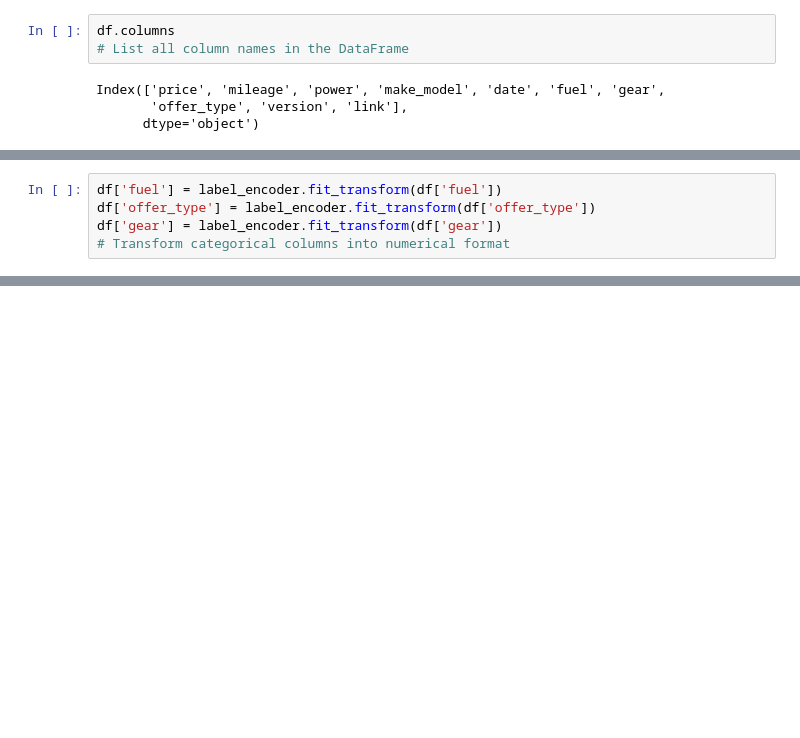
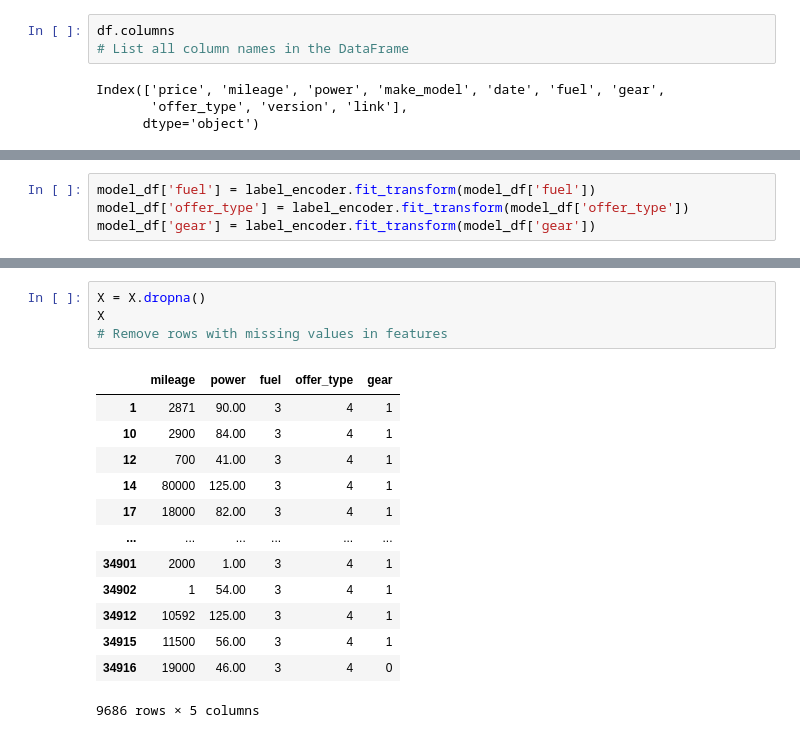
Before and after one commit to dilasha-ghimire/Motorbike-Price-Prediction, a Jupyter notebook: notebook.ipynb, the cells around one changed output, grey strips where cells are left out. Drawn from its saved outputs; the diff is of its cells as text; blank space fills up the shorter version.

```diff
--- a/notebook.ipynb
+++ b/notebook.ipynb
@@ -339,5 +345,4 @@ model_df
 # %%
-df['fuel'] = label_encoder.fit_transform(df['fuel'])
-df['offer_type'] = label_encoder.fit_transform(df['offer_type'])
-df['gear'] = label_encoder.fit_transform(df['gear'])
-# Transform categorical columns into numerical format
+model_df['fuel'] = label_encoder.fit_transform(model_df['fuel'])
+model_df['offer_type'] = label_encoder.fit_transform(model_df['offer_type'])
+model_df['gear'] = label_encoder.fit_transform(model_df['gear'])
@@ -361,0 +354,18 @@ model_df
+# %%
+X = X.dropna()
+X
+# Remove rows with missing values in features
+# %% [output]
+|  | mileage | power | fuel | offer_type | gear |
+| 1 | 2871 | 90.00 | 3 | 4 | 1 |
+| 10 | 2900 | 84.00 | 3 | 4 | 1 |
+| 12 | 700 | 41.00 | 3 | 4 | 1 |
+| 14 | 80000 | 125.00 | 3 | 4 | 1 |
+| 17 | 18000 | 82.00 | 3 | 4 | 1 |
+| ... | ... | ... | ... | ... | ... |
+| 34901 | 2000 | 1.00 | 3 | 4 | 1 |
+| 34902 | 1 | 54.00 | 3 | 4 | 1 |
+| 34912 | 10592 | 125.00 | 3 | 4 | 1 |
+| 34915 | 11500 | 56.00 | 3 | 4 | 1 |
+| 34916 | 19000 | 46.00 | 3 | 4 | 0 |
+9686 rows × 5 columns
```
Also changed, not shown: parts of 10 cells of this notebook.
